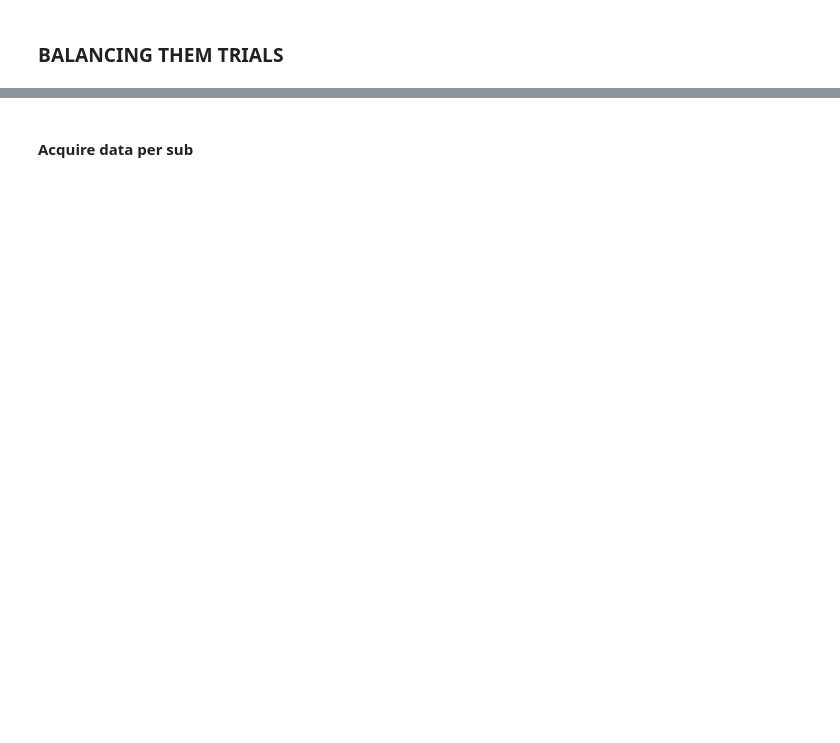
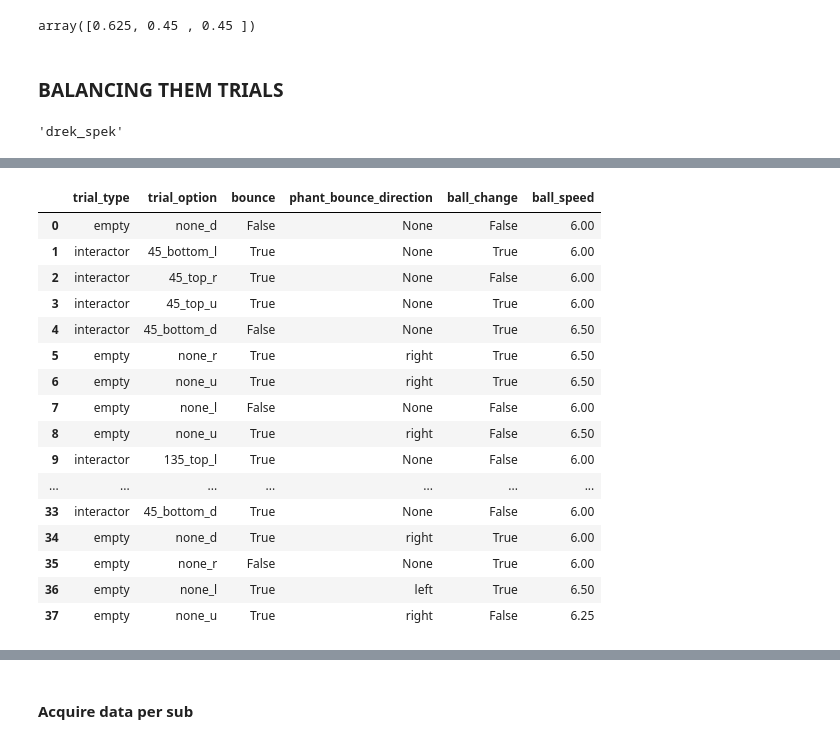
Before and after one commit to WiegerScheurer/physicspred, a Jupyter notebook: Notebooks/intphys_results_pilot.ipynb, the cells around one changed output, grey strips where cells are left out. Saved outputs shown, nothing was run; the diff lists cells and outputs as text; code cells hidden in the pictures; blank space fills up the shorter version.

```diff
--- a/Notebooks/intphys_results_pilot.ipynb
+++ b/Notebooks/intphys_results_pilot.ipynb
@@ -15,3 +11,12 @@ sys.path.append(
+# %%
+150/2.2
+aars = np.array([.45, .45, .625], dtype=float)
+# shuffle aars
+np.random.shuffle(aars)
+
+aars
+# %% [output]
+array([0.625, 0.45 , 0.45 ])
 # %%
 from functions.physics import _rotate_90, _dir_to_vec, _vec_to_dir, _flip_dir
 from functions.utilities import determine_sequence
@@ -77,3 +82,55 @@ ball_speeds = determine_sequence(n_trials, ball_speed_options, randomised=True)
 ball_spawn_spread = config[
     "ball_spawn_spread"
 ]  # Margin around fixation where the ball can spawn (smaller = )
+# %%
+ui = "drek_spek_1"
+ui[:-2]
+# %% [output]
+'drek_spek'
+# %%
+
+from functions.utilities import check_balance, create_balanced_trial_design
+
+
+
+def build_design_matrix(n_trials:int, verbose:bool=False):
+    """
+    Build a design matrix for a given number of trials.
+
+    Parameters:
+    - n_trials (int): The total number of trials.
+    - verbose (bool): Whether to print verbose output.
+
+    Returns:
+    - design_matrix (pd.DataFrame): The resulting design matrix.
+    """
+    trials_per_fullmx = 192
+
+    full_matrices = n_trials // trials_per_fullmx
+    remainder = n_trials % trials_per_fullmx
+
+    if verbose:
+        print(f"Design matrix for {n_trials} trials, constituting {full_matrices} fully balanced matrices and {remainder} trials balanced approximately optimal.")
+
+    if remainder > 0:
+        initial_dm = create_balanced_trial_design(remainder)
+    else:
+        initial_dm = pd.DataFrame()
+
+    for full_matrix in range(full_matrices + 1):
+        dm = create_balanced_trial_design(192)
+        if full_matrix == 0:
+            design_matrix = initial_dm
+        else:
+            design_matrix = pd.concat([design_matrix, dm])
+
+    # Shuffle the rows and reset the index
+    design_matrix = design_matrix.sample(frac=1).reset_index(drop=True)
+    return design_matrix
+
+
+design_matrix = build_design_matrix(38, True)
+
+check_balance(design_matrix)
+design_matrix
+# %% [output]
@@ -79,0 +154,17 @@ ball_spawn_spread = config[
+|  | trial_type | trial_option | bounce | phant_bounce_direction | ball_change | ball_speed |
+| 0 | empty | none_d | False | None | False | 6.00 |
+| 1 | interactor | 45_bottom_l | True | None | True | 6.00 |
+| 2 | interactor | 45_top_r | True | None | False | 6.00 |
+| 3 | interactor | 45_top_u | True | None | True | 6.00 |
+| 4 | interactor | 45_bottom_d | False | None | True | 6.50 |
+| 5 | empty | none_r | True | right | True | 6.50 |
+| 6 | empty | none_u | True | right | True | 6.50 |
+| 7 | empty | none_l | False | None | False | 6.00 |
+| 8 | empty | none_u | True | right | False | 6.50 |
+| 9 | interactor | 135_top_l | True | None | False | 6.00 |
+| ... | ... | ... | ... | ... | ... | ... |
+| 33 | interactor | 45_bottom_d | True | None | False | 6.00 |
+| 34 | empty | none_d | True | right | True | 6.00 |
+| 35 | empty | none_r | False | None | True | 6.00 |
+| 36 | empty | none_l | True | left | True | 6.50 |
+| 37 | empty | none_u | True | right | False | 6.25 |
```
Also changed, not shown: parts of 13 cells of this notebook, 10 other files.
